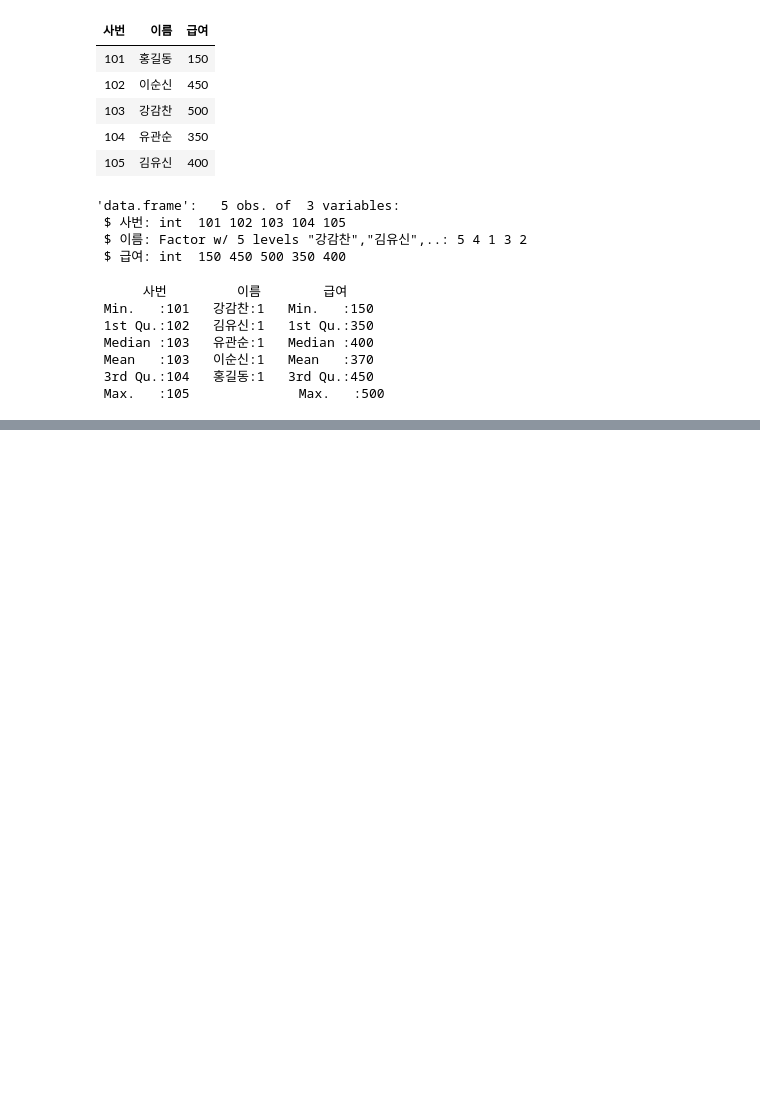
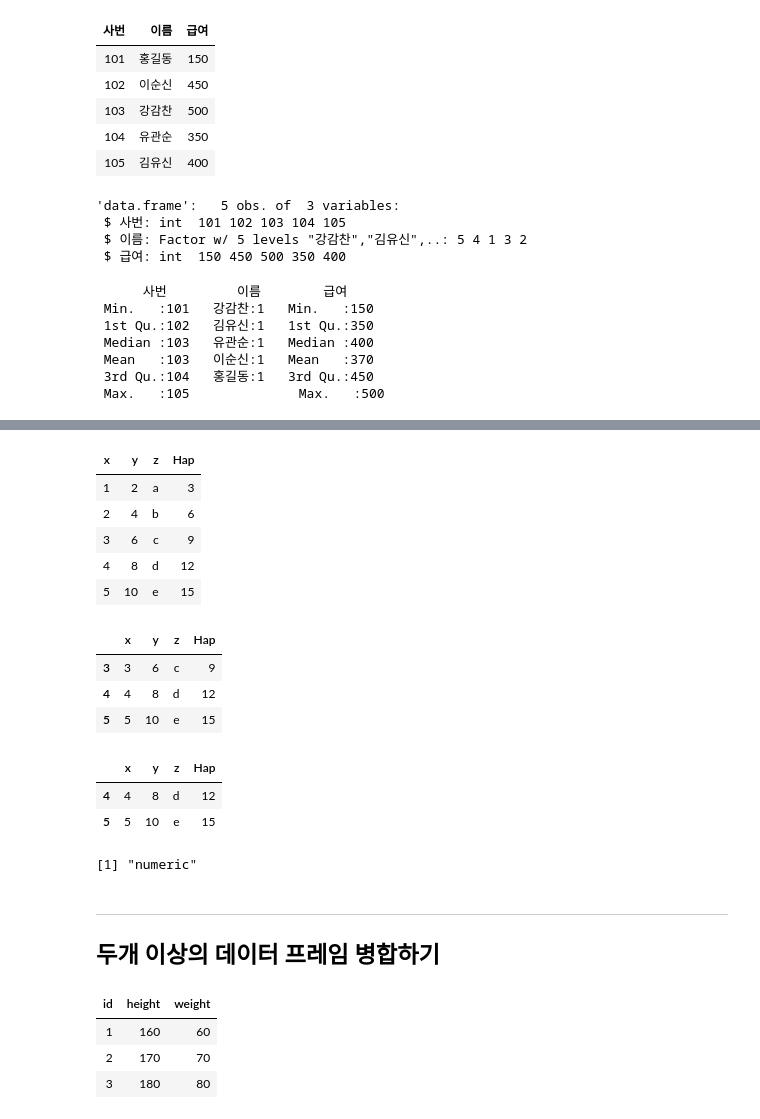
Before and after one commit to HyeogDo/R_study, a Jupyter notebook: 03. 벡터와 데이터프레임.ipynb, the cells around one changed output, grey strips where cells are left out. Saved outputs shown, nothing was run; the diff lists cells and outputs as text; code cells hidden in the pictures; blank space fills up the shorter version.

```diff
--- a/03. 벡터와 데이터프레임.ipynb
+++ b/03. 벡터와 데이터프레임.ipynb
@@ -562,0 +625,28 @@ summary(csvEmp)
+# %%
+# 부분집합
+df
+subset(df, x>=3)
+subset(df, x>=3 & y>=8)
+# %% [output]
+| x | y | z | Hap |
+| 1 | 2 | a | 3 |
+| 2 | 4 | b | 6 |
+| 3 | 6 | c | 9 |
+| 4 | 8 | d | 12 |
+| 5 | 10 | e | 15 |
+|  | x | y | z | Hap |
+| 3 | 3 | 6 | c | 9 |
+| 4 | 4 | 8 | d | 12 |
+| 5 | 5 | 10 | e | 15 |
+|  | x | y | z | Hap |
+| 4 | 4 | 8 | d | 12 |
+| 5 | 5 | 10 | e | 15 |
+# %%
+# 4번 행과 5번 행의 x컬럼과 y컬럼의 합계를 구하기
+
+apply(subset(df, x>=3 & y>=8)[,1:2], 2, sum)
+# %% [output]
+[1] "numeric"
+# %% [markdown]
+---
+## 두개 이상의 데이터 프레임 병합하기
@@ -562,0 +658,7 @@ summary(csvEmp)
+# %%
+merge(height, weight)
+# %% [output]
+| id | height | weight |
+| 1 | 160 | 60 |
+| 2 | 170 | 70 |
+| 3 | 180 | 80 |
```
Also changed, not shown: parts of 40 cells of this notebook, 4 other files.
